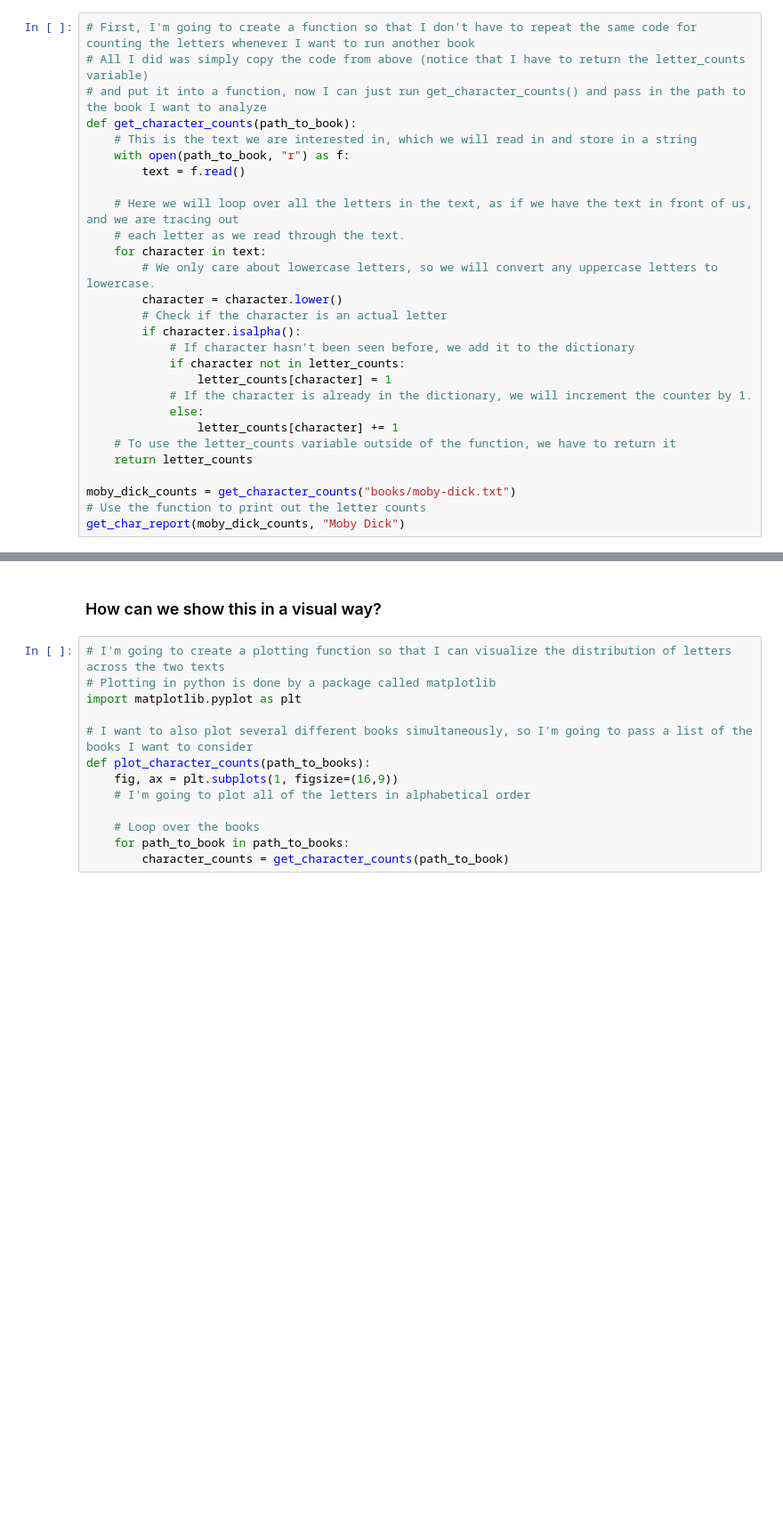
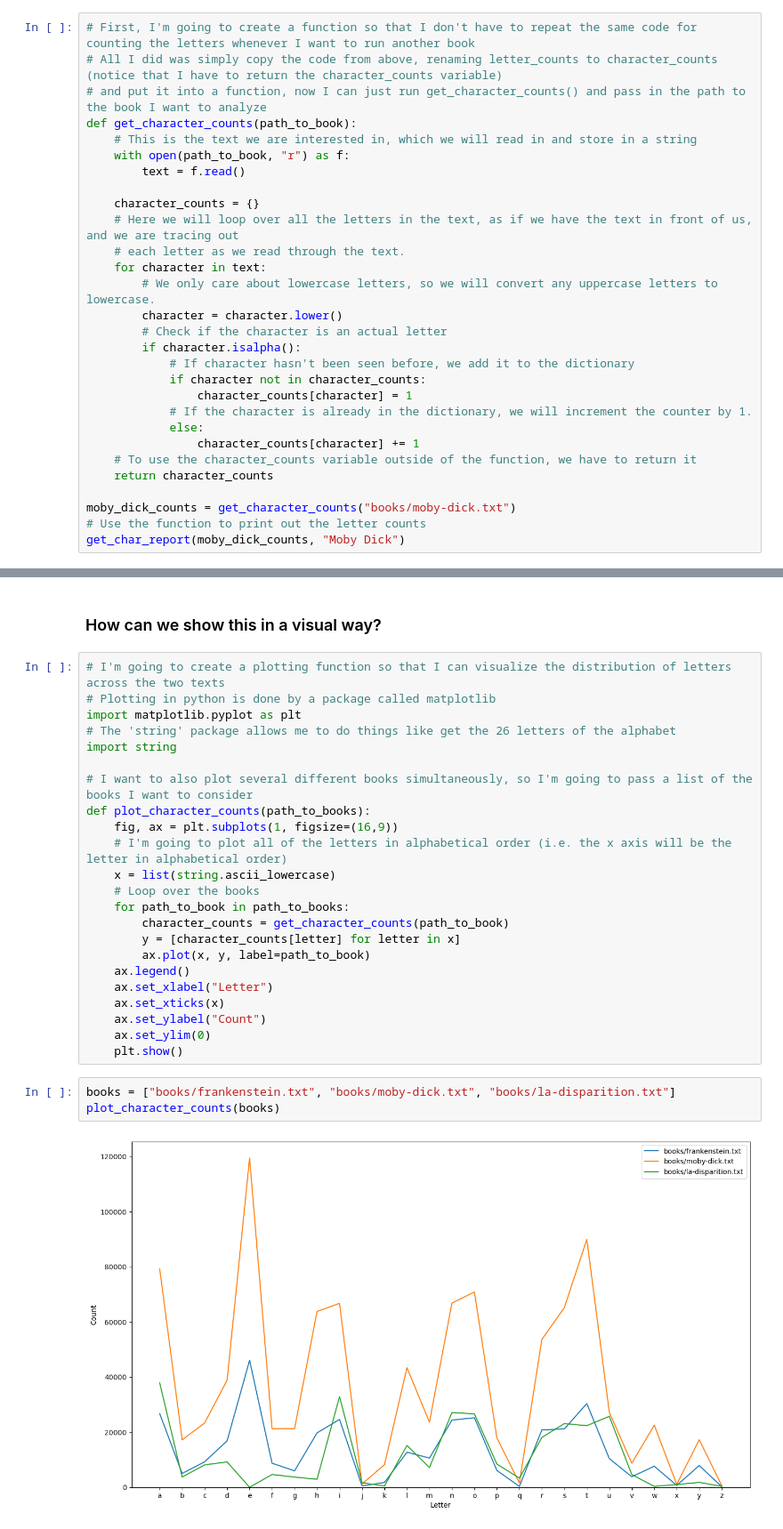
Before and after one commit to codybstrange/data-visualization-lecture, a Jupyter notebook: data-visualization.ipynb, the cells around one changed output, grey strips where cells are left out. Shown: that part at 89% size. Saved outputs shown, nothing was run; the diff lists cells and outputs as text; blank space fills up the shorter version.

Commit message:
Create plotting functions for character distributions

```diff
--- a/data-visualization.ipynb
+++ b/data-visualization.ipynb
@@ -77,13 +77,14 @@ The 'z' character was found 243 times
 Cool, what about *Moby-Dick* by Herman Melville? What does the distribution of letters look like for that book?
 # %%
 # First, I'm going to create a function so that I don't have to repeat the same code for counting the letters whenever I want to run another book
-# All I did was simply copy the code from above (notice that I have to return the letter_counts variable)
+# All I did was simply copy the code from above, renaming letter_counts to character_counts (notice that I have to return the character_counts variable)
 # and put it into a function, now I can just run get_character_counts() and pass in the path to the book I want to analyze
 def get_character_counts(path_to_book):
     # This is the text we are interested in, which we will read in and store in a string
     with open(path_to_book, "r") as f:
         text = f.read()
 
+    character_counts = {}
     # Here we will loop over all the letters in the text, as if we have the text in front of us, and we are tracing out
     # each letter as we read through the text.
     for character in text:
@@ -92,13 +93,13 @@ def get_character_counts(path_to_book):
         # Check if the character is an actual letter
         if character.isalpha():
             # If character hasn't been seen before, we add it to the dictionary
-            if character not in letter_counts:
-                letter_counts[character] = 1
+            if character not in character_counts:
+                character_counts[character] = 1
             # If the character is already in the dictionary, we will increment the counter by 1.
             else:
-                letter_counts[character] += 1
-    # To use the letter_counts variable outside of the function, we have to return it
-    return letter_counts
+                character_counts[character] += 1
+    # To use the character_counts variable outside of the function, we have to return it
+    return character_counts
 
 moby_dick_counts = get_character_counts("books/moby-dick.txt")
 # Use the function to print out the letter counts
@@ -127,12 +150,27 @@ The 'â' character was found 2 times
 # I'm going to create a plotting function so that I can visualize the distribution of letters across the two texts
 # Plotting in python is done by a package called matplotlib
 import matplotlib.pyplot as plt
+# The 'string' package allows me to do things like get the 26 letters of the alphabet
+import string
 
 # I want to also plot several different books simultaneously, so I'm going to pass a list of the books I want to consider
 def plot_character_counts(path_to_books):
     fig, ax = plt.subplots(1, figsize=(16,9))
-    # I'm going to plot all of the letters in alphabetical order
-
+    # I'm going to plot all of the letters in alphabetical order (i.e. the x axis will be the letter in alphabetical order)
+    x = list(string.ascii_lowercase)
     # Loop over the books
     for path_to_book in path_to_books:
         character_counts = get_character_counts(path_to_book)
+        y = [character_counts[letter] for letter in x]
+        ax.plot(x, y, label=path_to_book)
+    ax.legend()
+    ax.set_xlabel("Letter")
+    ax.set_xticks(x)
+    ax.set_ylabel("Count")
+    ax.set_ylim(0)
+    plt.show()
+# %%
+books = ["books/frankenstein.txt", "books/moby-dick.txt", "books/la-disparition.txt"]
+plot_character_counts(books)
+# %% [output]
+[figure, added]
```
Also changed, not shown: parts of 5 cells of this notebook, 1 other file.
